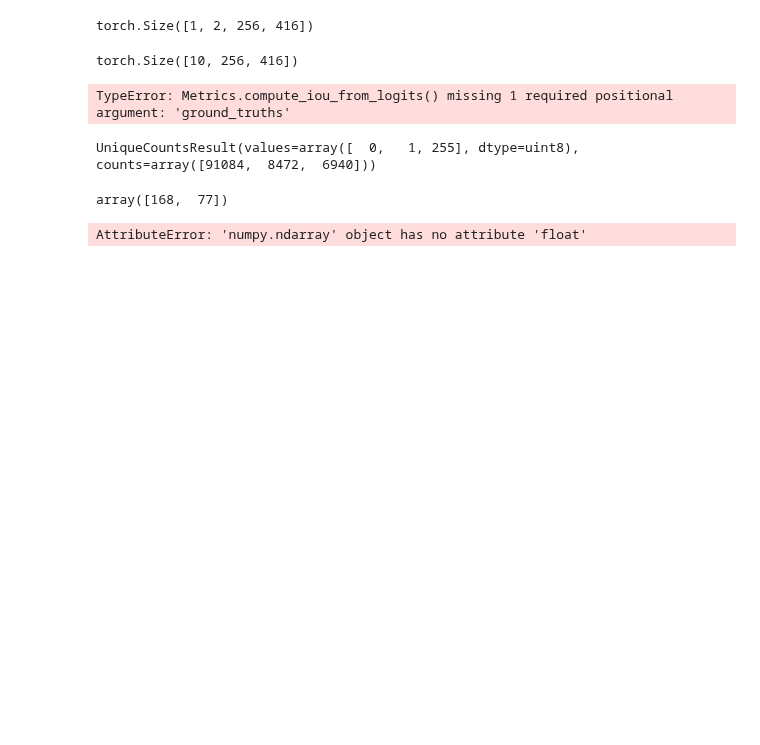
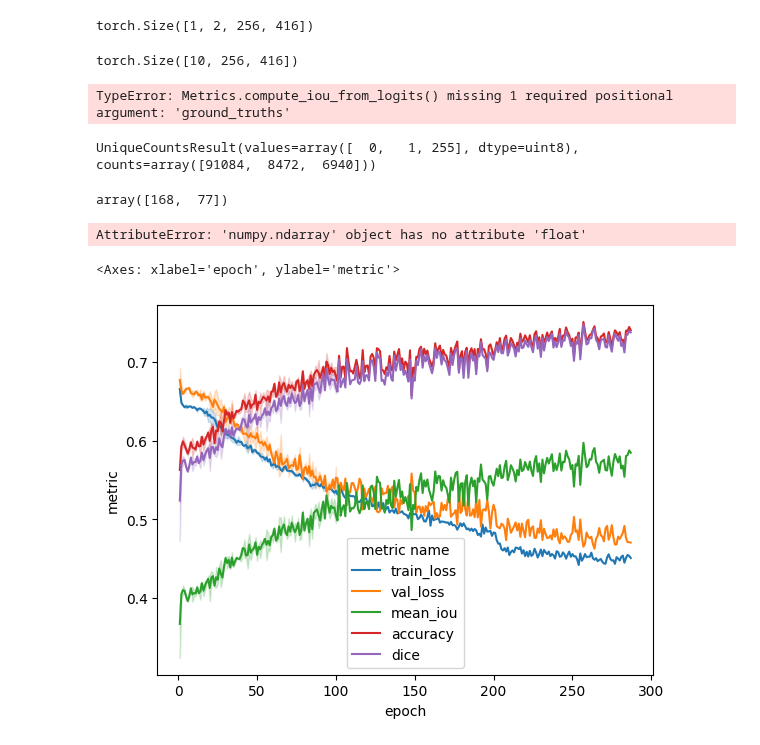
Before and after one commit to G30rg3ab/Computer-Vision-Project, a Jupyter notebook: playground.ipynb, the cells around one changed output. Drawn from its saved outputs; the diff is of its cells as text; code cells hidden in the pictures; blank space fills up the shorter version.

Commit message:
Train unet updated with metric tracking

```diff
--- a/playground.ipynb
+++ b/playground.ipynb
@@ -213,3 +213,13 @@ image = image.float()
 predict(image, unet_model)
 # %% [output]
 AttributeError: 'numpy.ndarray' object has no attribute 'float'
+# %%
+import pandas as pd
+import matplotlib.pyplot as plt
+import seaborn as sns
+df = pd.read_csv('/Users/georgeboutselis/Downloads/training_log-10.csv')
+df = df.melt(id_vars= 'epoch', var_name='metric name', value_name='metric')
+sns.lineplot(x = 'epoch', y = 'metric', hue = 'metric name', data = df)
+# %% [output]
+<Axes: xlabel='epoch', ylabel='metric'>
+[figure, added]
```
Also changed, not shown: parts of 2 cells of this notebook, 2 other files.
